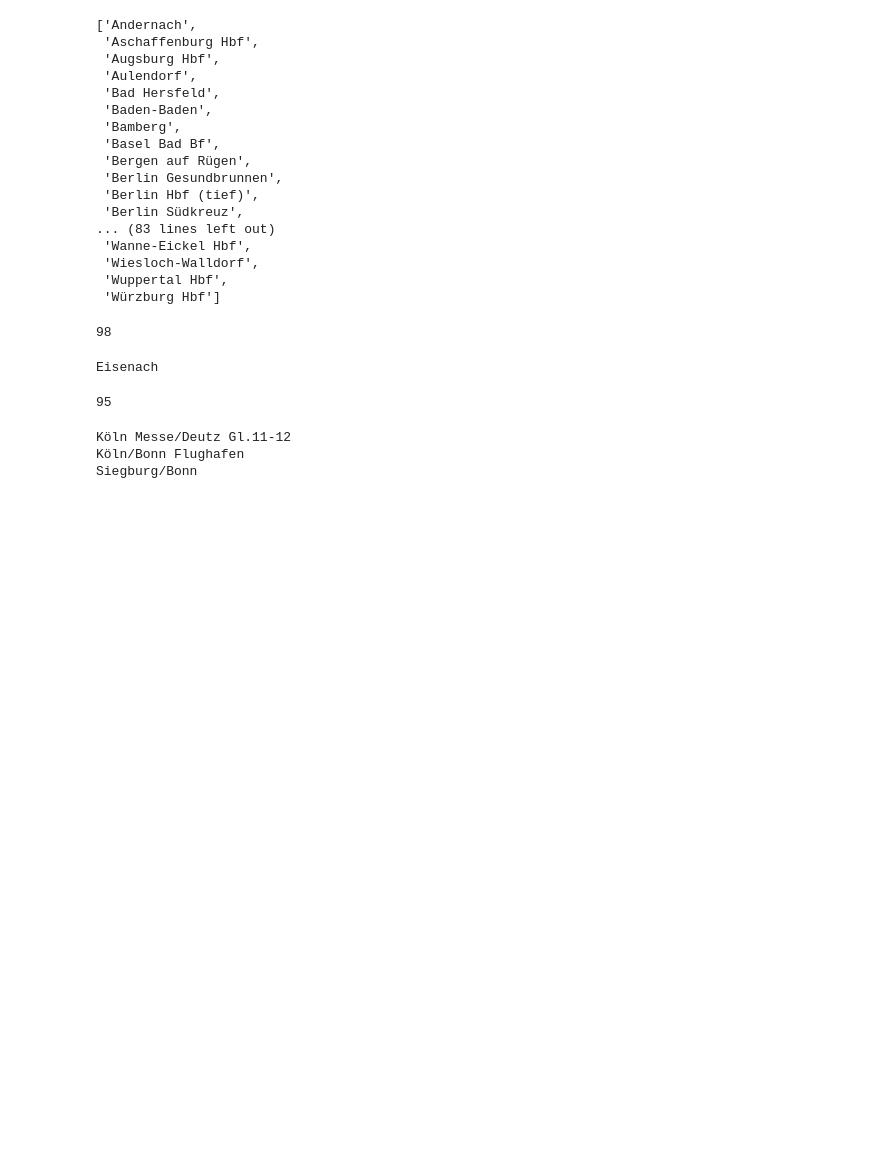
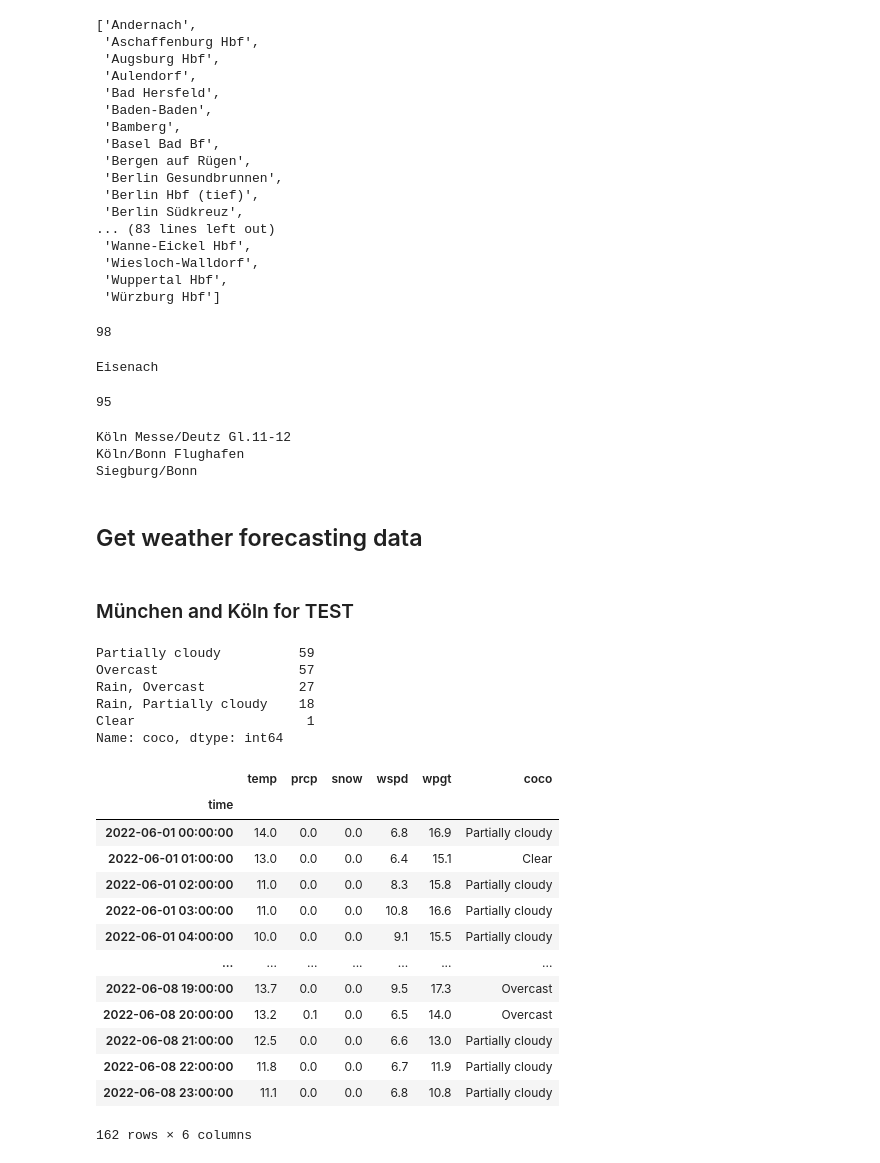
Before and after one commit to Good-Train-Bad-Train/gtbt, a Jupyter notebook: notebooks/juan_dataexploration.ipynb, the cells around one changed output. Saved outputs shown, nothing was run; the diff lists cells and outputs as text; code cells hidden in the pictures; blank space fills up the shorter version.

Commit message:
Data exploration with forecast

```diff
--- a/notebooks/juan_dataexploration.ipynb
+++ b/notebooks/juan_dataexploration.ipynb
@@ -254,3 +236,8 @@ for station in k_m:
     data = Hourly(point, start, end)
     data = data.fetch()
     weather[station] = data
+# %%
+k_m = ['Köln Hbf', 'München Hbf']
+for station in k_m:
+    print(station + ' lat: ' + str(trains[trains['bhf'] == station]['Y'].mean()))
+    print(station + ' lon: ' + str(trains[trains['bhf'] == station]['X'].mean()))
@@ -423,8 +415,12 @@ df
 # %%
 total_df =  pd.DataFrame()
+weather['Köln'] = weather.pop('Köln Hbf')
+weather['München'] = weather.pop('München Hbf')
 for station, w_df in weather.items():
     station_df = pd.merge(df[df['city'] == station], weather[station], how='left', left_on='sharp_date', right_index=True)
     total_df = pd.concat([total_df, station_df])
+
+total_df['snow'] = total_df['snow'].replace(np.nan, 0)
 # %%
 total_df
 # %% [output]
@@ -513,3 +509,7 @@ for st in weather.keys():
 Köln Messe/Deutz Gl.11-12
 Köln/Bonn Flughafen
 Siegburg/Bonn
+# %% [markdown]
+## Get weather forecasting data
+# %% [markdown]
+### München and Köln for TEST
@@ -515,0 +559,27 @@ Siegburg/Bonn
+# %%
+weather_km['Köln Hbf'].coco.value_counts()
+# %% [output]
+Partially cloudy          59
+Overcast                  57
+Rain, Overcast            27
+Rain, Partially cloudy    18
+Clear                      1
+Name: coco, dtype: int64
+# %%
+test = weather_km['Köln Hbf']
+test
+# %% [output]
+|  | temp | prcp | snow | wspd | wpgt | coco |
+| time |  |  |  |  |  |  |
+| 2022-06-01 00:00:00 | 14.0 | 0.0 | 0.0 | 6.8 | 16.9 | Partially cloudy |
+| 2022-06-01 01:00:00 | 13.0 | 0.0 | 0.0 | 6.4 | 15.1 | Clear |
+| 2022-06-01 02:00:00 | 11.0 | 0.0 | 0.0 | 8.3 | 15.8 | Partially cloudy |
+| 2022-06-01 03:00:00 | 11.0 | 0.0 | 0.0 | 10.8 | 16.6 | Partially cloudy |
+| 2022-06-01 04:00:00 | 10.0 | 0.0 | 0.0 | 9.1 | 15.5 | Partially cloudy |
+| ... | ... | ... | ... | ... | ... | ... |
+| 2022-06-08 19:00:00 | 13.7 | 0.0 | 0.0 | 9.5 | 17.3 | Overcast |
+| 2022-06-08 20:00:00 | 13.2 | 0.1 | 0.0 | 6.5 | 14.0 | Overcast |
+| 2022-06-08 21:00:00 | 12.5 | 0.0 | 0.0 | 6.6 | 13.0 | Partially cloudy |
+| 2022-06-08 22:00:00 | 11.8 | 0.0 | 0.0 | 6.7 | 11.9 | Partially cloudy |
+| 2022-06-08 23:00:00 | 11.1 | 0.0 | 0.0 | 6.8 | 10.8 | Partially cloudy |
+162 rows × 6 columns
```
Also changed, not shown: parts of 16 cells of this notebook, 1 other file.
